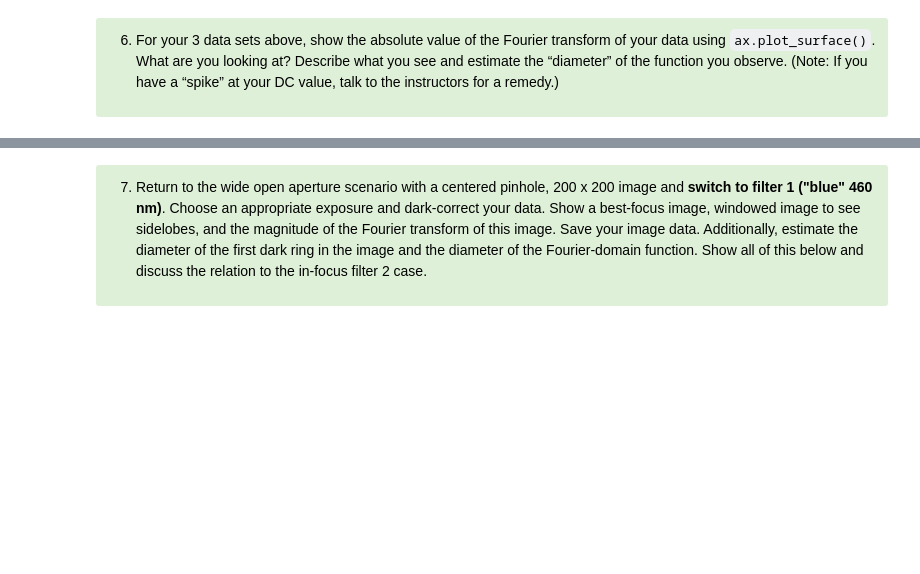
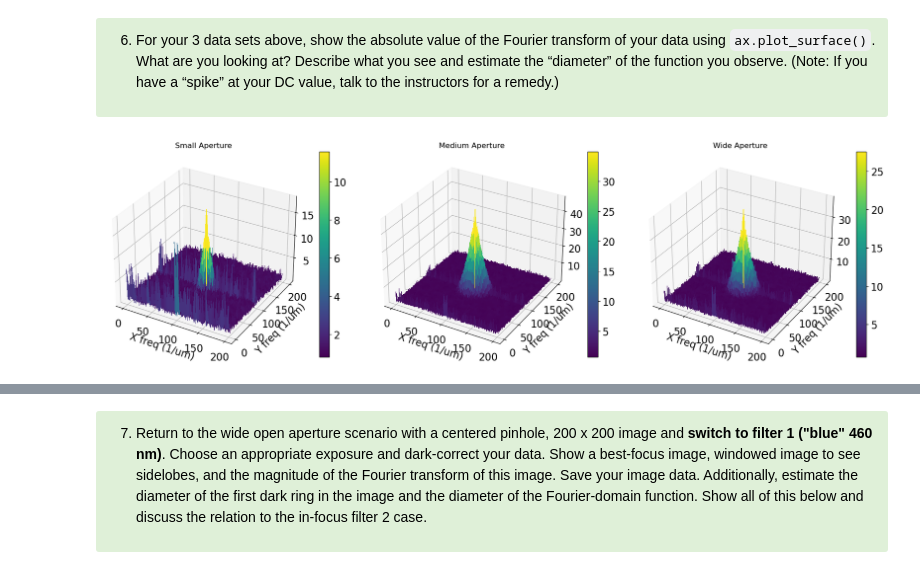
Before and after one commit to lilchromozome/Build_Imager_2025, a Jupyter notebook: Lab3/Lab3 Part2 (Clean).ipynb, the cells around one changed output, grey strips where cells are left out. Saved outputs shown, nothing was run; the diff lists cells and outputs as text; code cells hidden in the pictures; blank space fills up the shorter version.

```diff
--- a/Lab3/Lab3 Part2 (Clean).ipynb
+++ b/Lab3/Lab3 Part2 (Clean).ipynb
@@ -264,3 +362,46 @@ Text(0, 0.5, 'Y')
 
 6. For your 3 data sets above, show the absolute value of the Fourier transform of your data using `ax.plot_surface()`. What are you looking at? Describe what you see and estimate the “diameter” of the function you observe. (Note: If you have a “spike” at your DC value, talk to the instructors for a remedy.) </font>
 </div>
+# %%
+from numpy.fft import fft2, fftshift, ifftshift
+from mpl_toolkits.mplot3d import Axes3D
+
+small_zoom = np.load('smallaperture_avg.npy')
+medium_zoom = np.load('medium_aperture_avg.npy')
+wide_zoom = np.load('wide_aperture_avg.npy')
+
+small_zoom = small_zoom/np.max(small_zoom)
+medium_zoom = medium_zoom/np.max(medium_zoom)
+wide_zoom = wide_zoom/np.max(wide_zoom)
+
+fftshifted_small = fftshift(fft2(ifftshift(small_zoom)))
+fftshifted_medium = fftshift(fft2(ifftshift(medium_zoom)))
+fftshifted_wide = fftshift(fft2(ifftshift(wide_zoom)))
+
+fftshifted_small = np.abs(fftshifted_small)
+fftshifted_medium = np.abs(fftshifted_medium)
+fftshifted_wide = np.abs(fftshifted_wide)
+
+fftshifted_small[fftshifted_small == np.max(fftshifted_small)] = np.average(fftshifted_small.flatten())
+fftshifted_medium[fftshifted_medium == np.max(fftshifted_medium)] = np.average(fftshifted_medium.flatten())
+fftshifted_wide[fftshifted_wide == np.max(fftshifted_wide)] = np.average(fftshifted_wide.flatten())
+
+fig = plt.figure(figsize=(18, 5))
+
+for i, fft_data in enumerate([fftshifted_small, fftshifted_medium, fftshifted_wide]):
+    ax = fig.add_subplot(1, 3, i+1, projection='3d')
+    X = np.arange(fft_data.shape[1])
+    Y = np.arange(fft_data.shape[0])
+    X, Y = np.meshgrid(X, Y)
+
+    surf = ax.plot_surface(X, Y, fft_data, cmap='viridis', linewidth=0, antialiased=False)
+    fig.colorbar(surf, ax=ax)
+
+    ax.set_title(["Small", "Medium", "Wide"][i] + " Aperture", fontsize=12)
+    ax.set_xlabel("X freq (1/um)")
+    ax.set_ylabel("Y freq (1/um)")
+
+plt.tight_layout()
+plt.show()
+# %% [output]
+[figure, added]
```
Also changed, not shown: parts of 8 cells of this notebook, 3 other files.
